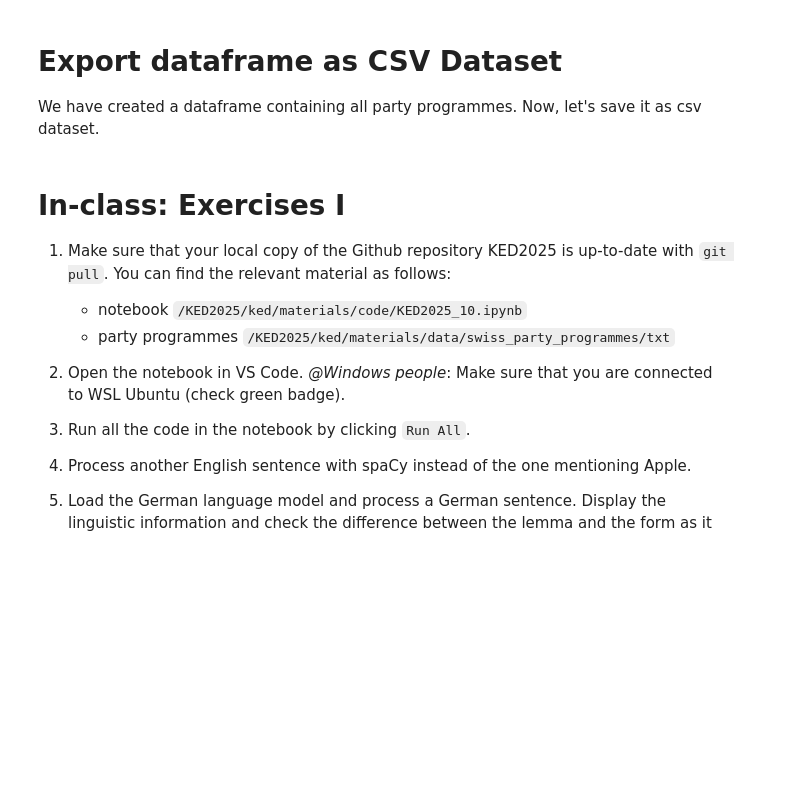
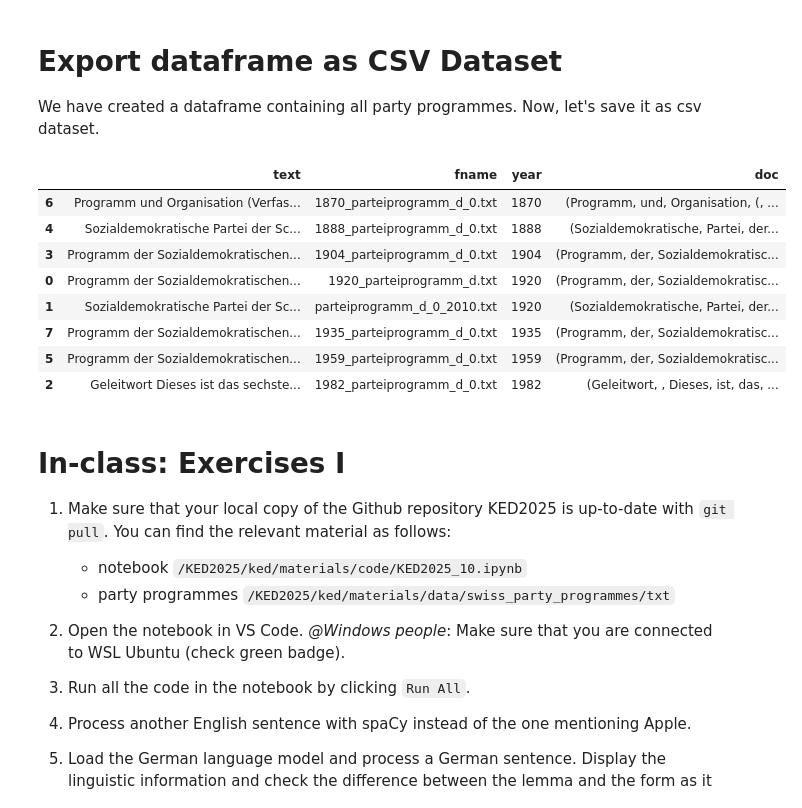
Before and after one commit to aflueckiger/KED2025, a Jupyter notebook: ked/materials/code/ked2025_10.ipynb, the cells around one changed output. Cells and saved outputs as stored; diff of their text form; code cells hidden in the pictures; blank space fills up the shorter version.

```diff
--- a/ked/materials/code/ked2025_10.ipynb
+++ b/ked/materials/code/ked2025_10.ipynb
@@ -171,8 +171,7 @@ def create_dataframe(dir_texts):
         try:
             year = int(fname.name.split("_")[0])
         except ValueError:
-            print("WARNING: Parsing meta data has failed:", fname.name)
-            year = None # set missing data
+            print("WARNING: Skip document as parsing metadata has failed:", fname.name)
 
         # add more metadata here if needed
         data.append({"text": text, "fname": fname.name, "year": year})
@@ -362,7 +361,19 @@ We have created a dataframe containing all party programmes. Now, let's save it
 # %%
 # export corpus as csv
 f_csv = "../data/swiss_party_programmes/corpus_party_programmes.csv"
-df.sort_values("year").to_csv(f_csv)
+df = df.sort_values("year")
+df.to_csv(f_csv)
+df
+# %% [output]
+|  | text | fname | year | doc |
+| 6 | Programm und Organisation (Verfas... | 1870_parteiprogramm_d_0.txt | 1870 | (Programm, und, Organisation, (, ... |
+| 4 | Sozialdemokratische Partei der Sc... | 1888_parteiprogramm_d_0.txt | 1888 | (Sozialdemokratische, Partei, der... |
+| 3 | Programm der Sozialdemokratischen... | 1904_parteiprogramm_d_0.txt | 1904 | (Programm, der, Sozialdemokratisc... |
+| 0 | Programm der Sozialdemokratischen... | 1920_parteiprogramm_d.txt | 1920 | (Programm, der, Sozialdemokratisc... |
+| 1 | Sozialdemokratische Partei der Sc... | parteiprogramm_d_0_2010.txt | 1920 | (Sozialdemokratische, Partei, der... |
+| 7 | Programm der Sozialdemokratischen... | 1935_parteiprogramm_d_0.txt | 1935 | (Programm, der, Sozialdemokratisc... |
+| 5 | Programm der Sozialdemokratischen... | 1959_parteiprogramm_d_0.txt | 1959 | (Programm, der, Sozialdemokratisc... |
+| 2 | Geleitwort Dieses ist das sechste... | 1982_parteiprogramm_d_0.txt | 1982 | (Geleitwort, , Dieses, ist, das, ... |
 # %% [markdown]
 
 # In-class: Exercises I
```
Also changed, not shown: parts of 8 cells of this notebook.
